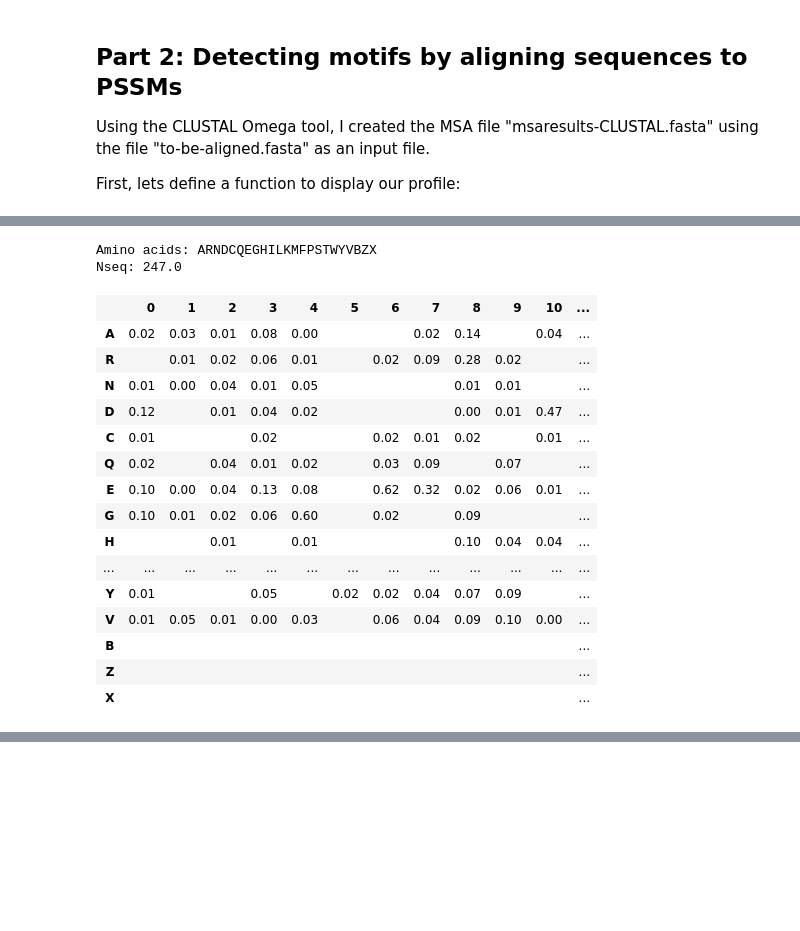
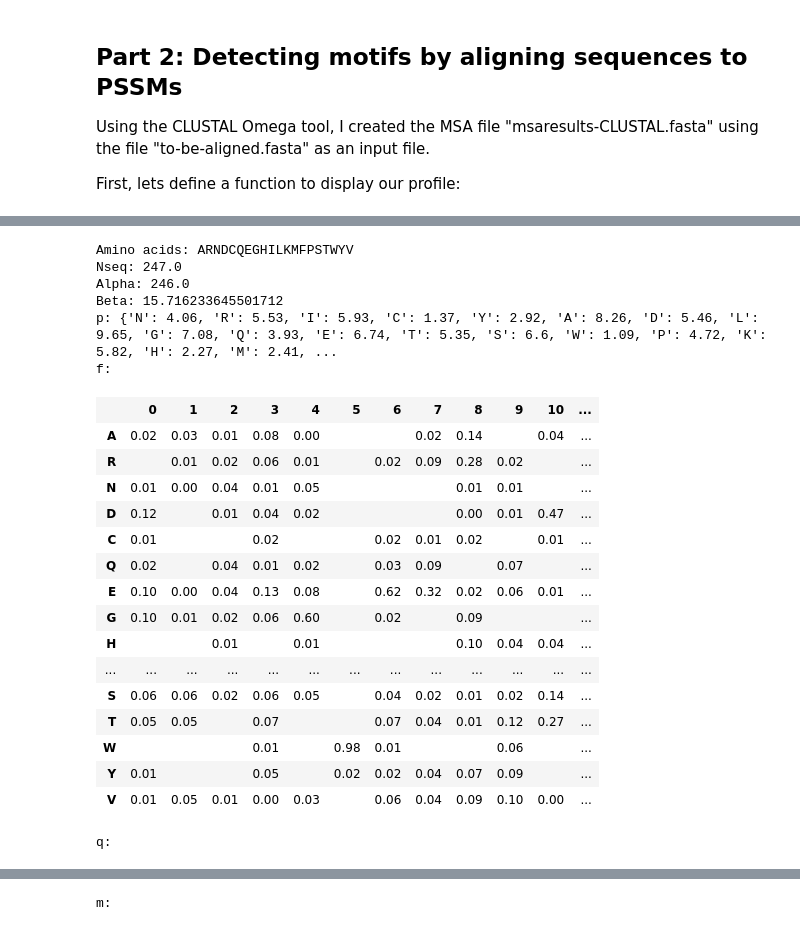
Before and after one commit to T4g1/bioinfo, a Jupyter notebook: Sequence Alignement and Detecting Motifs.ipynb, the cells around one changed output, grey strips where cells are left out. Cells and saved outputs as stored; diff of their text form; code cells hidden in the pictures; blank space fills up the shorter version.

```diff
--- a/Sequence Alignement and Detecting Motifs.ipynb
+++ b/Sequence Alignement and Detecting Motifs.ipynb
@@ -493,8 +493,10 @@ def display_profile(seq_size, l_amino_acid, n, f):
         for value in f[b]:
             if value == 0:
                 row += "<td></td>"
+            elif value < 0:
+                row += "<td style='color: red'>{:.2f}</td>".format(round(value, 2))
             else:
-                row += "<td>{:.2f}</td>".format(round(value, 2)
+                row += "<td>{:.2f}</td>".format(round(value, 2))
 
         rows += "<tr><th>{}</th>{}</tr>".format(b, row)
 
@@ -508,6 +514,8 @@ SyntaxError: invalid syntax (<ipython-input-55-d71c6b2b163b>, line 16)
 # %%
+import math
+
 l_sequence = []
-l_amino_acid = 'ARNDCQEGHILKMFPSTWYVBZX'
+l_amino_acid = 'ARNDCQEGHILKMFPSTWYV'
 
 with open("msaresults-CLUSTAL.fasta", 'r') as file:
     for line in file:
@@ -536,37 +544,90 @@ for b in l_amino_acid:
 
 Nseq = float(len(l_sequence))
 
 # Compute f frequency for each amino acid to be in a given position
 f = {}
-
 for b in l_amino_acid:
     f[b] = []
     # For each position in any sequence
     for u in range(seq_size):
         f[b].append(n[b][u] / Nseq)
 
+alpha = Nseq - 1
+beta = math.sqrt(Nseq)
+
+p = {'A': 8.26,
+     'R': 5.53,
+     'N': 4.06,
+     'D': 5.46,
+     'C': 1.37,
+     'Q': 3.93,
+     'E': 6.74,
+     'G': 7.08,
+     'H': 2.27,
+     'I': 5.93,
+     'L': 9.65,
+     'K': 5.82,
+     'M': 2.41,
+     'F': 3.86,
+     'P': 4.72,
+     'S': 6.60,
+     'T': 5.35,
+     'W': 1.09,
+     'Y': 2.92,
+     'V': 6.86,
+}
+
+# Compute q (optimized frequency)
+q = {}
+for a in l_amino_acid:
+    q[a] = []
+    # For each position in any sequence
+    for u in range(seq_size):
+        q[a].append(((alpha * f[a][u]) + (beta * p[a])) / (alpha + beta))
+        #q[a].append((n[a][u] + (beta * p[a])) / (Nseq + beta))
+
+m = {}
+for a in l_amino_acid:
+    m[a] = []
+    # For each position in any sequence
+    for u in range(seq_size):
+        m[a].append(math.log(q[a][u] / p[a], 10))
 
 print("Amino acids:", l_amino_acid)
 print("Nseq:", Nseq)
+print("Alpha:", alpha)
+print("Beta:", beta)
+print("p:", p)
 
 print("f:")
 display_profile(seq_size, l_amino_acid, n, f)
+
+print("q:")
+display_profile(seq_size, l_amino_acid, n, q)
+
+print("m:")
+display_profile(seq_size, l_amino_acid, n, m)
 # %% [output]
-Amino acids: ARNDCQEGHILKMFPSTWYVBZX
+Amino acids: ARNDCQEGHILKMFPSTWYV
 Nseq: 247.0
+Alpha: 246.0
+Beta: 15.716233645501712
+p: {'N': 4.06, 'R': 5.53, 'I': 5.93, 'C': 1.37, 'Y': 2.92, 'A': 8.26, 'D': 5.46, 'L': 9.65, 'G': 7.08, 'Q': 3.93, 'E': 6.74, 'T': 5.35, 'S': 6.6, 'W': 1.09, 'P': 4.72, 'K': 5.82, 'H': 2.27, 'M': 2.41, ...
+f:
 |  | 0 | 1 | 2 | 3 | 4 | 5 | 6 | 7 | 8 | 9 | 10 | ... |
 | A | 0.02 | 0.03 | 0.01 | 0.08 | 0.00 |  |  | 0.02 | 0.14 |  | 0.04 | ... |
 | R |  | 0.01 | 0.02 | 0.06 | 0.01 |  | 0.02 | 0.09 | 0.28 | 0.02 |  | ... |
 | N | 0.01 | 0.00 | 0.04 | 0.01 | 0.05 |  |  |  | 0.01 | 0.01 |  | ... |
 | D | 0.12 |  | 0.01 | 0.04 | 0.02 |  |  |  | 0.00 | 0.01 | 0.47 | ... |
 | C | 0.01 |  |  | 0.02 |  |  | 0.02 | 0.01 | 0.02 |  | 0.01 | ... |
 | Q | 0.02 |  | 0.04 | 0.01 | 0.02 |  | 0.03 | 0.09 |  | 0.07 |  | ... |
 | E | 0.10 | 0.00 | 0.04 | 0.13 | 0.08 |  | 0.62 | 0.32 | 0.02 | 0.06 | 0.01 | ... |
 | G | 0.10 | 0.01 | 0.02 | 0.06 | 0.60 |  | 0.02 |  | 0.09 |  |  | ... |
 | H |  |  | 0.01 |  | 0.01 |  |  |  | 0.10 | 0.04 | 0.04 | ... |
 | ... | ... | ... | ... | ... | ... | ... | ... | ... | ... | ... | ... | ... |
+| S | 0.06 | 0.06 | 0.02 | 0.06 | 0.05 |  | 0.04 | 0.02 | 0.01 | 0.02 | 0.14 | ... |
+| T | 0.05 | 0.05 |  | 0.07 |  |  | 0.07 | 0.04 | 0.01 | 0.12 | 0.27 | ... |
+| W |  |  |  | 0.01 |  | 0.98 | 0.01 |  |  | 0.06 |  | ... |
 | Y | 0.01 |  |  | 0.05 |  | 0.02 | 0.02 | 0.04 | 0.07 | 0.09 |  | ... |
 | V | 0.01 | 0.05 | 0.01 | 0.00 | 0.03 |  | 0.06 | 0.04 | 0.09 | 0.10 | 0.00 | ... |
-| B |  |  |  |  |  |  |  |  |  |  |  | ... |
-| Z |  |  |  |  |  |  |  |  |  |  |  | ... |
-| X |  |  |  |  |  |  |  |  |  |  |  | ... |
+q:
@@ -572,0 +650 @@ Nseq: 247.0
+m:
```
Also changed, not shown: parts of 6 cells of this notebook, 2 other files.
